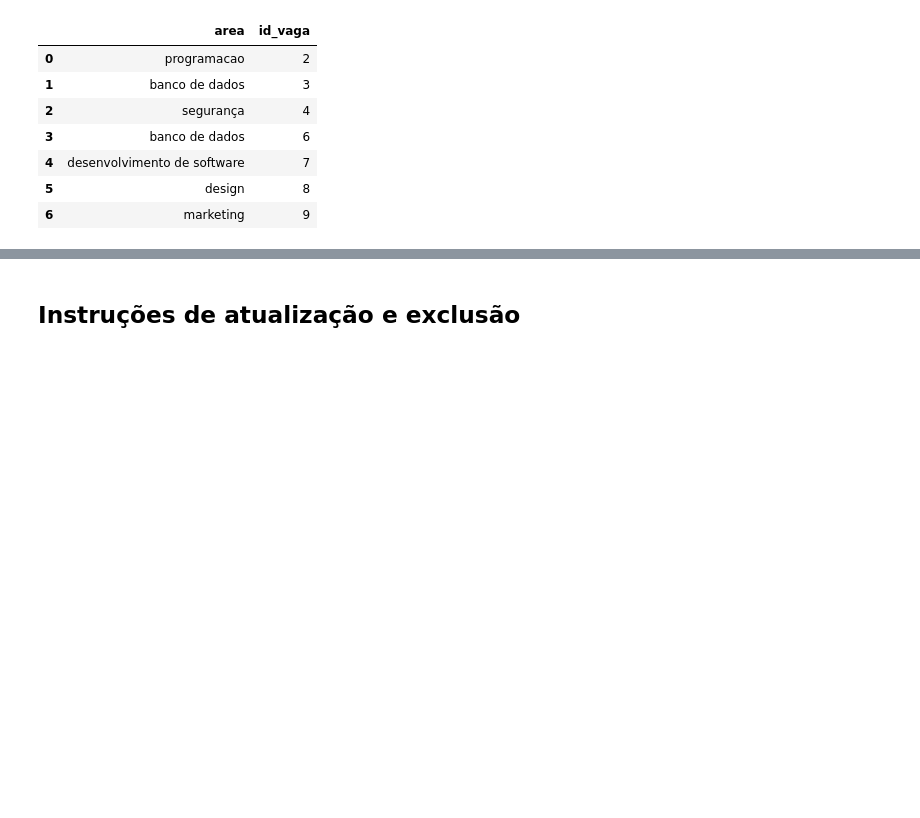
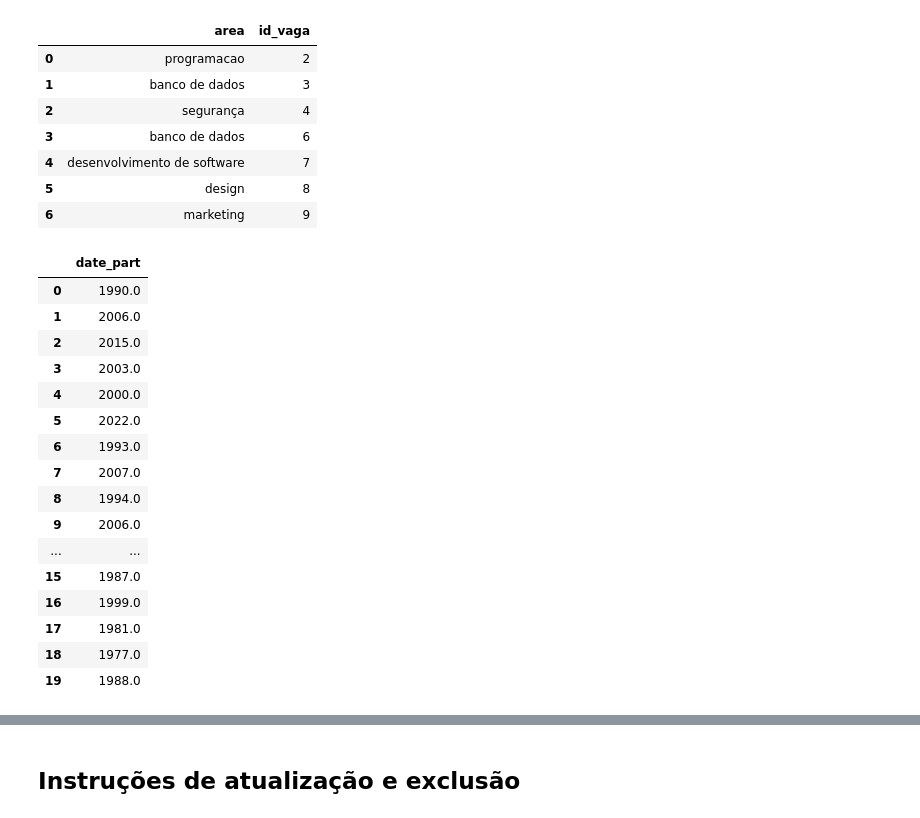
Before and after one commit to MateusLannes/Trabalho_BD1_2022, a Jupyter notebook: Files/ColabGHHL_Contrat.ipynb, the cells around one changed output, grey strips where cells are left out. Drawn from its saved outputs; the diff is of its cells as text; code cells hidden in the pictures; blank space fills up the shorter version.

```diff
--- a/Files/ColabGHHL_Contrat.ipynb
+++ b/Files/ColabGHHL_Contrat.ipynb
@@ -786,3 +786,24 @@ res
 | 4 | desenvolvimento de software | 7 |
 | 5 | design | 8 |
 | 6 | marketing | 9 |
+# %%
+res = pd.read_sql_query("""SELECT EXTRACT (year FROM data_nasc) FROM usuario;""", conn)
+res
+# %% [output]
+|  | date_part |
+| 0 | 1990.0 |
+| 1 | 2006.0 |
+| 2 | 2015.0 |
+| 3 | 2003.0 |
+| 4 | 2000.0 |
+| 5 | 2022.0 |
+| 6 | 1993.0 |
+| 7 | 2007.0 |
+| 8 | 1994.0 |
+| 9 | 2006.0 |
+| ... | ... |
+| 15 | 1987.0 |
+| 16 | 1999.0 |
+| 17 | 1981.0 |
+| 18 | 1977.0 |
+| 19 | 1988.0 |
```
Also changed, not shown: parts of 1 cell of this notebook.
